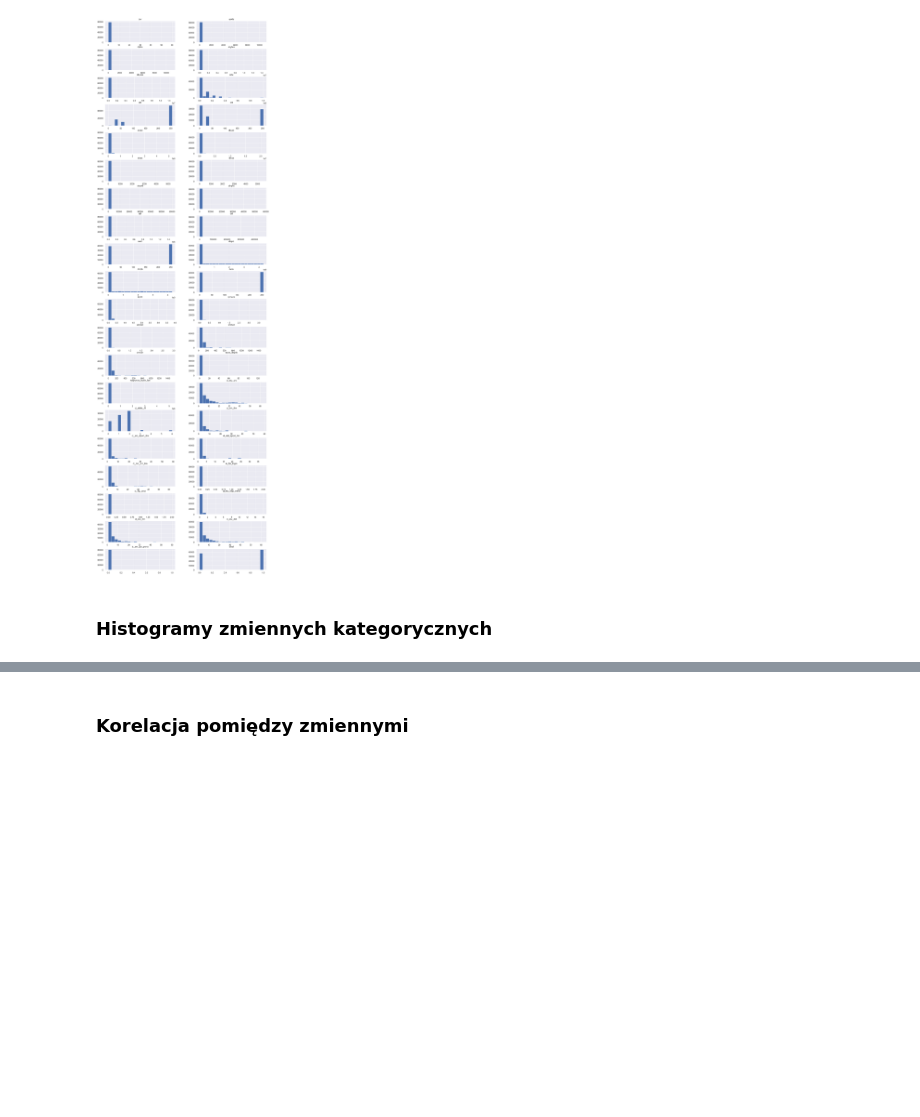
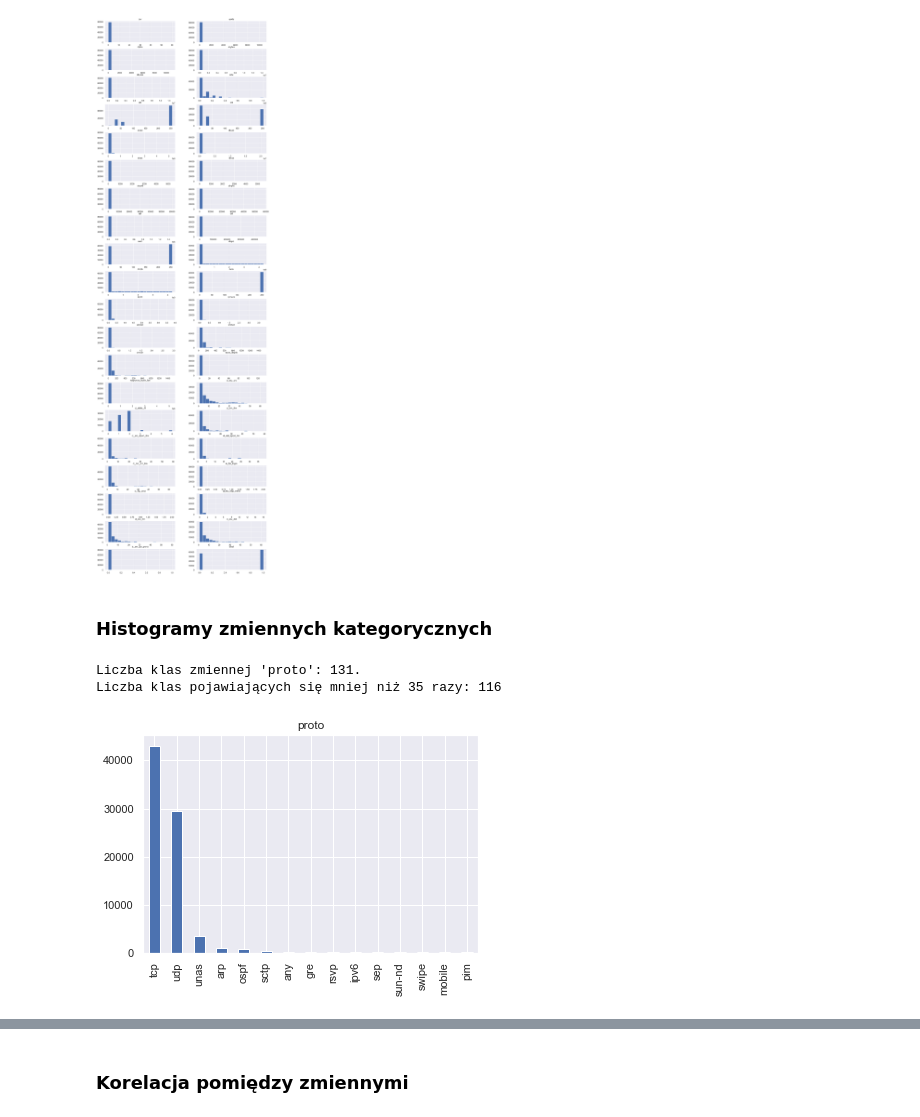
Before and after one commit to KraszewskiK/2022L-WB-ML-2-projekt, a Jupyter notebook: EDA.ipynb, the cells around one changed output, grey strips where cells are left out. Cells and saved outputs as stored; diff of their text form; code cells hidden in the pictures; blank space fills up the shorter version.

```diff
--- a/EDA.ipynb
+++ b/EDA.ipynb
@@ -196,4 +196,15 @@ plt.show()
 [figure]
 # %% [markdown]
 ### Histogramy zmiennych kategorycznych
+# %%
+print(f"Liczba klas zmiennej 'proto': {df_train['proto'].unique().size}.")
+print(f"Liczba klas pojawiających się mniej niż 35 razy: {sum(df_train['proto'].value_counts()<35)}")
+# %% [output]
+Liczba klas zmiennej 'proto': 131.
+Liczba klas pojawiających się mniej niż 35 razy: 116
+# %%
+df_train['proto'].value_counts()[df_train['proto'].value_counts()>=35].plot(kind='bar').set_title('proto')
+plt.show()
+# %% [output]
+[figure, added]
 # %%
```
Also changed, not shown: parts of 2 cells of this notebook.
